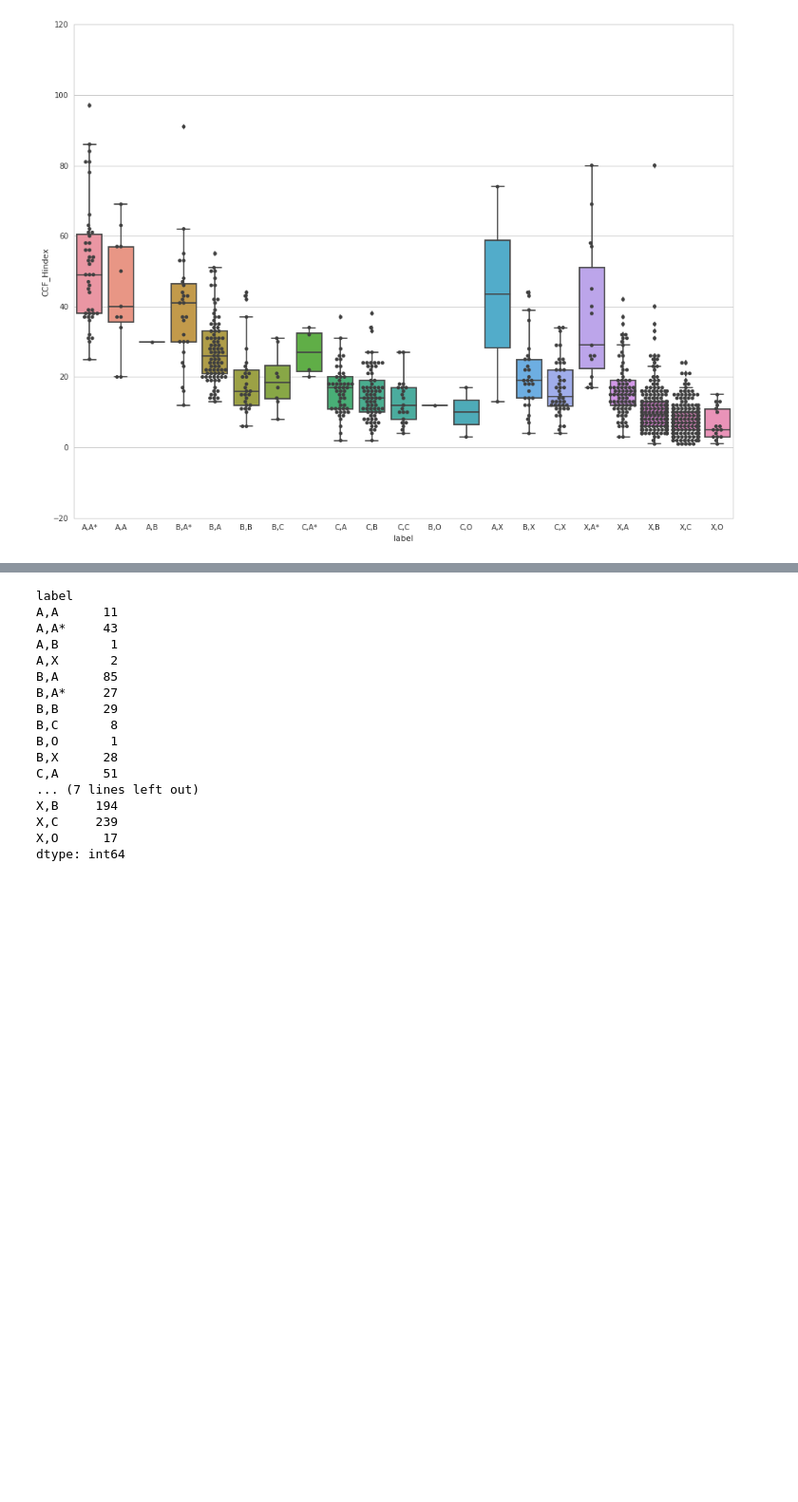
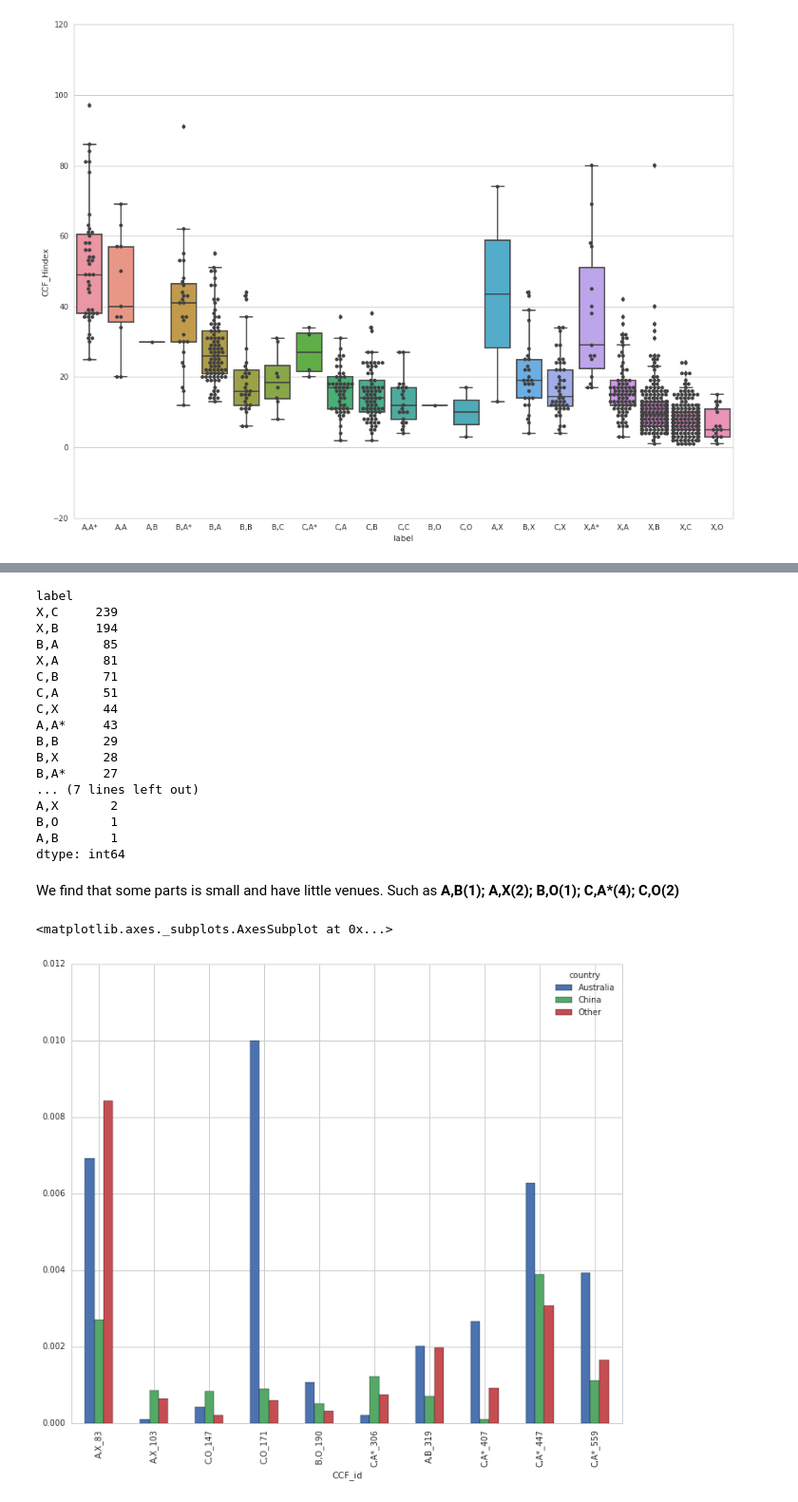
Before and after one commit to Jingfei-Han/citation_prediction, a Jupyter notebook: aminer_gai/myanalysis.ipynb, the cells around one changed output, grey strips where cells are left out. Shown at 95% size. Drawn from its saved outputs; the diff is of its cells as text; code cells hidden in the pictures; blank space fills up the shorter version.

```diff
--- a/aminer_gai/myanalysis.ipynb
+++ b/aminer_gai/myanalysis.ipynb
@@ -793,0 +782,14 @@ dtype: int64
+# %%
+def get_venue_author(df_paper, id, H_low=-1, H_high=-1, venue='CCF'):
+    if H_low != -1:
+        df_paper = df_paper[df_paper['author_H_Index'] >= H_low]
+    if H_high != -1:
+        df_paper = df_paper[df_paper['author_H_Index'] <= H_high]
+
+    df_paper['country'] = df_paper['country'].fillna('Other')
+    if venue == 'CCF':
+        df_venue = df_paper[df_paper['CCF_id']== id]
+    if venue == 'CORE':
+        df_venue = df_paper[df_paper['CORE_id']== id]
+    grouped = df_venue.groupby(['country'])
+    return grouped
@@ -902,3 +910,5 @@ sns.swarmplot(x="label", y="CCF_Hindex", data=df_cur, color=".25", \
 # %% [output]
 <matplotlib.axes._subplots.AxesSubplot at 0x...>
 [figure]
+# %%
+df_author = filter_author(sql_ip, port, user, passwd, db)
@@ -905,20 +917,55 @@ sns.swarmplot(x="label", y="CCF_Hindex", data=df_cur, color=".25", \
 # %%
-df_cur.groupby(['label']).size()
+df_cur.groupby(['label']).size().sort_values(ascending=False)
 # %% [output]
 label
-A,A      11
+X,C     239
+X,B     194
+B,A      85
+X,A      81
+C,B      71
+C,A      51
+C,X      44
 A,A*     43
+B,B      29
+B,X      28
+B,A*     27
+... (7 lines left out)
+A,X       2
+B,O       1
 A,B       1
-A,X       2
-B,A      85
-B,A*     27
-B,B      29
-B,C       8
-B,O       1
-B,X      28
-C,A      51
-... (7 lines left out)
-X,B     194
-X,C     239
-X,O      17
 dtype: int64
+# %% [markdown]
+We find that some parts is small and have little venues. Such as **A,B(1); A,X(2); B,O(1); C,A\*(4); C,O(2)**
+# %%
+df_tmp = df_cur[(df_cur['label']=='A,B') | (df_cur['label']=='A,X') \
+       | (df_cur['label']=='B,O') | (df_cur['label']=='C,A*') | (df_cur['label']=='C,O')]
+#df_tmp
+
+df_a2p_tmp = df_a2p[df_a2p['a2p_order']==1].drop_duplicates(['author_author_id'])
+df_author_tmp = pd.merge(df_author, df_a2p_tmp, left_on='author_id', right_on='author_author_id')
+
+df_author_tmp['country'] = df_author_tmp['country'].fillna('Other')
+df_first = DataFrame(df_author_tmp.groupby(['country']).size())
+df_first.columns = ['Total']
+df_first
+
+for i in df_tmp['CCF_id']:
+    df_venue = get_venue_author(df_paper, i, venue='CCF')
+    a = DataFrame(df_venue.size())
+    a.columns = df_tmp[df_tmp['CCF_id'] == i]['label'] + '_' + str(int(i))
+    df_first = pd.concat([df_first, a], axis=1)
+
+df_first.columns.name = 'CCF_id'
+
+#df_first
+
+df_prop_first = df_first.div(df_first['Total'], axis=0)
+
+#df_prop_first
+
+del df_prop_first['Total']
+
+df_prop_first.T.plot(kind='bar', figsize=(12, 10))
+# %% [output]
+<matplotlib.axes._subplots.AxesSubplot at 0x...>
+[figure, added]
```
Also changed, not shown: parts of 44 cells of this notebook.
